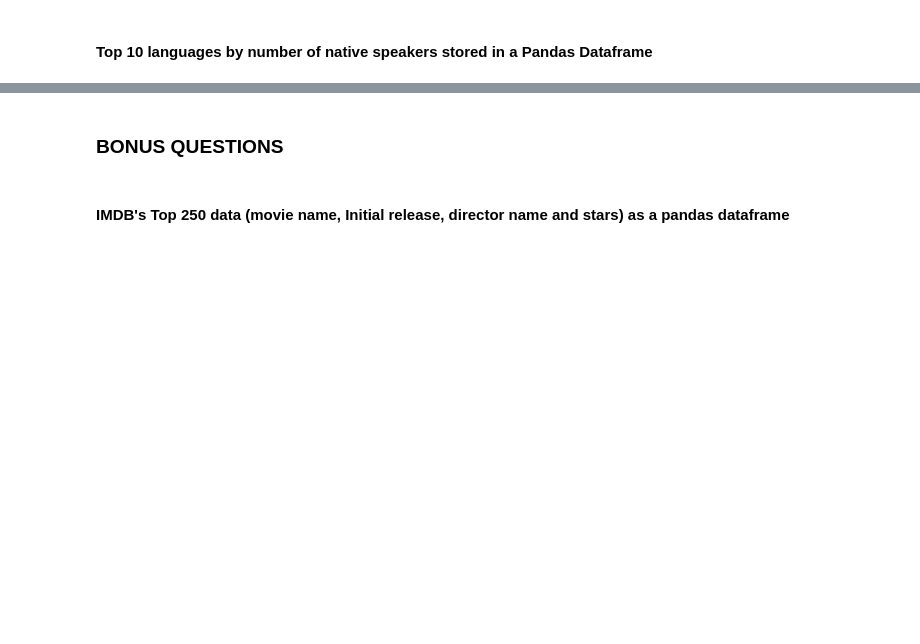
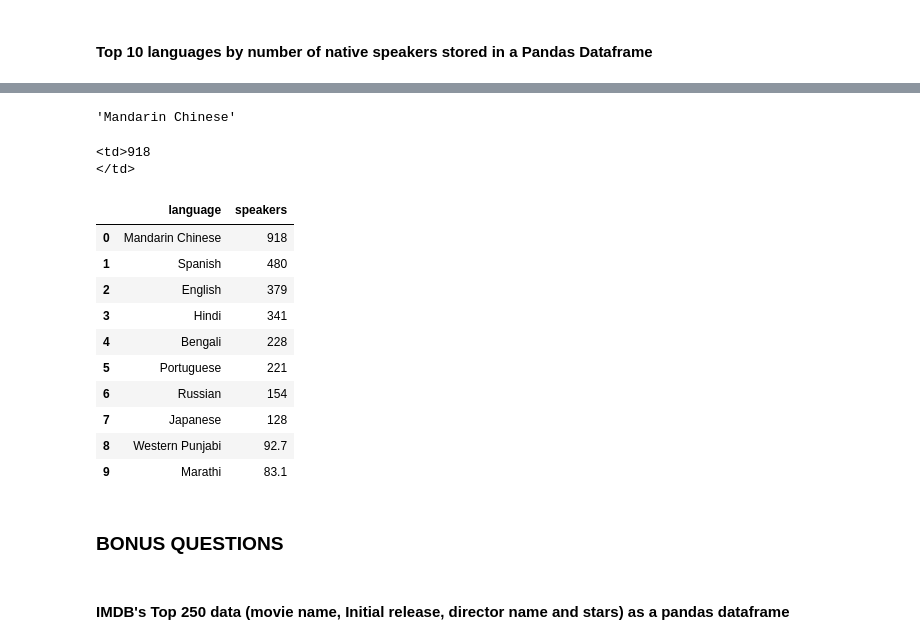
Before and after one commit to Ironhack-Data-Madrid-Marzo-2021/lab-web-scraping, a Jupyter notebook: your-code/main.ipynb, the cells around one changed output, grey strips where cells are left out. Cells and saved outputs as stored; diff of their text form; code cells hidden in the pictures; blank space fills up the shorter version.

```diff
--- a/your-code/main.ipynb
+++ b/your-code/main.ipynb
@@ -157,0 +560,5 @@ url = 'https://en.wikipedia.org/wiki/List_of_languages_by_number_of_native_speak
+# %%
+soup10 = BeautifulSoup(response101.content, "html.parser")
+# %%
+tablas = soup10.find_all("table")
+len(tablas)
@@ -157,0 +567,2 @@ url = 'https://en.wikipedia.org/wiki/List_of_languages_by_number_of_native_speak
+# %%
+idiomas_tabla = tablas[1]
@@ -158,3 +589,37 @@ url = 'https://en.wikipedia.org/wiki/List_of_languages_by_number_of_native_speak
+# %%
+idiomas_tabla.find_all("tr")[1].find_all("td")[1].find("a").text.strip()
+# %% [output]
+'Mandarin Chinese'
+# %%
+idiomas_tabla.find_all("tr")[1].find_all("td")[2]
+# %% [output]
+<td>918
+</td>
+# %%
+languages = []
+for f in idiomas_tabla.find_all("tr"):
+    fila = [e for e in f.find_all("td")]
+    if len(fila) > 0 :
+        pais = {
+            "language": fila[1].find("a").text.strip(),
+            "speakers": fila[2].text.strip('\n'),
+        }
+        languages.append(pais)
+# %%
+top_10_langs = pd.DataFrame(languages)
+top_10_langs.head(10)
+# %% [output]
+|  | language | speakers |
+| 0 | Mandarin Chinese | 918 |
+| 1 | Spanish | 480 |
+| 2 | English | 379 |
+| 3 | Hindi | 341 |
+| 4 | Bengali | 228 |
+| 5 | Portuguese | 221 |
+| 6 | Russian | 154 |
+| 7 | Japanese | 128 |
+| 8 | Western Punjabi | 92.7 |
+| 9 | Marathi | 83.1 |
 # %% [markdown]
 ### BONUS QUESTIONS
 # %% [markdown]
```
Also changed, not shown: parts of 74 cells of this notebook.
